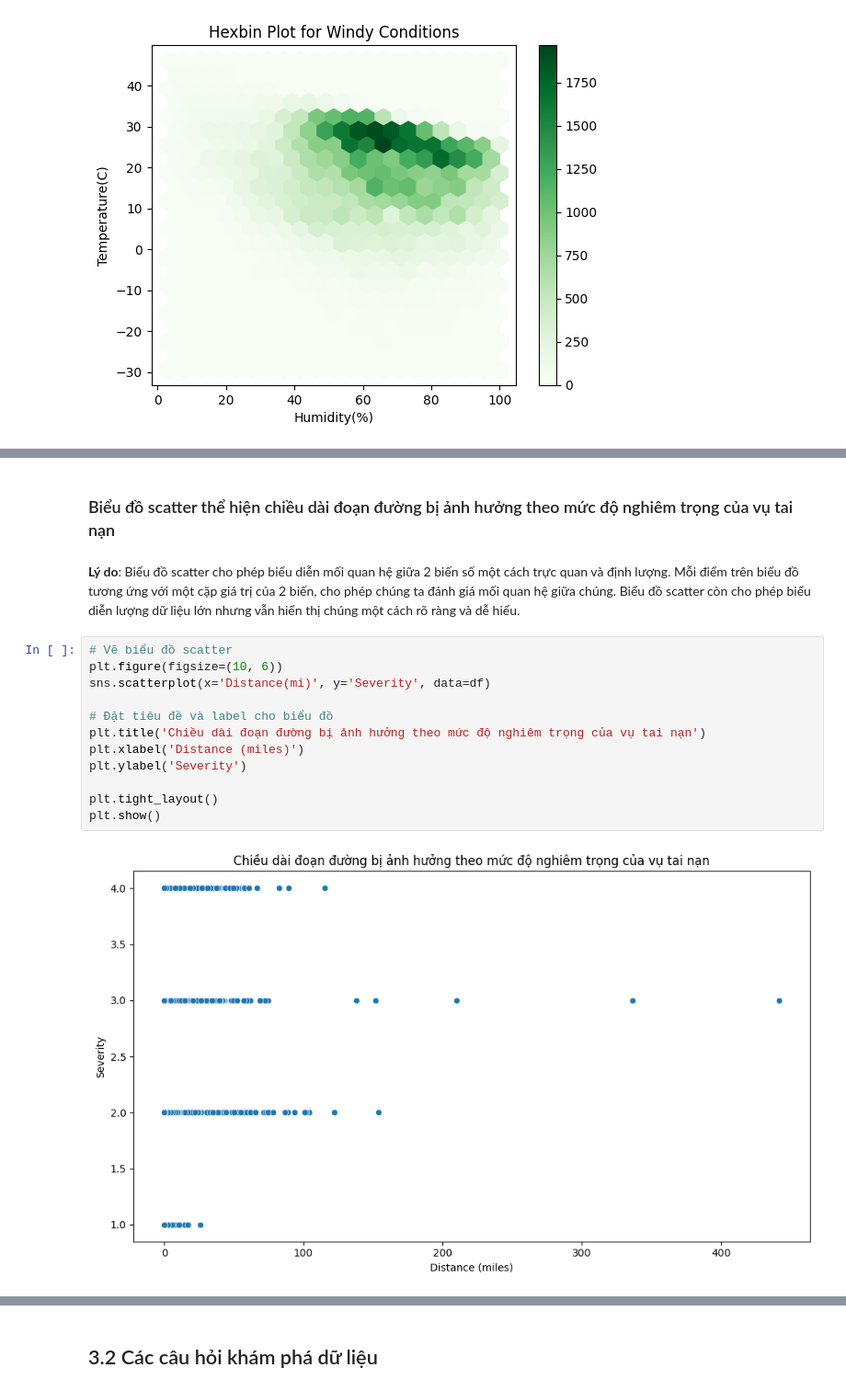
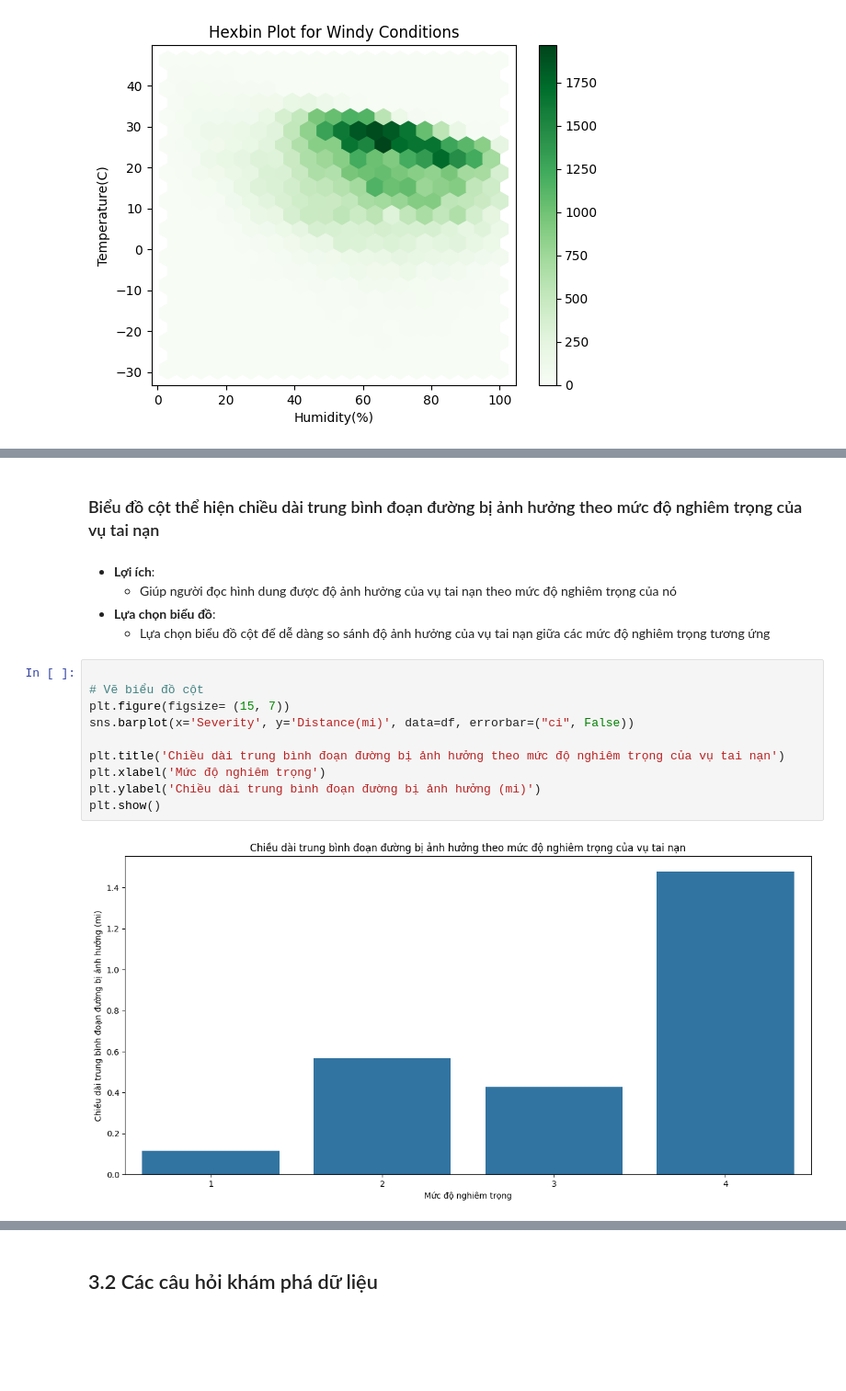
Before and after one commit to MTriNguci/DV---Lab01, a Jupyter notebook: EDA.ipynb, the cells around one changed output, grey strips where cells are left out. Shown: that part at 92% size. Saved outputs shown, nothing was run; the diff lists cells and outputs as text; blank space fills up the shorter version.

Commit message:
Them bieu do cot va scatter

```diff
--- a/EDA.ipynb
+++ b/EDA.ipynb
@@ -82,18 +58,19 @@ plt.show()
 # %% [markdown]
-### Biểu đồ scatter thể hiện chiều dài đoạn đường bị ảnh hưởng theo mức độ nghiêm trọng của vụ tai nạn
+### Biểu đồ cột thể hiện chiều dài trung bình đoạn đường bị ảnh hưởng theo mức độ nghiêm trọng của vụ tai nạn
-# %% [markdown]
-**Lý do**: Biểu đồ scatter cho phép biểu diễn mối quan hệ giữa 2 biến số một cách trực quan và định lượng. Mỗi điểm trên biểu đồ tương ứng với một cặp giá trị của 2 biến, cho phép chúng ta đánh giá mối quan hệ giữa chúng. Biểu đồ scatter còn cho phép biểu diễn lượng dữ liệu lớn nhưng vẫn hiển thị chúng một cách rõ ràng và dễ hiểu.
+# %% [markdown]
+- **Lợi ích**:
+    - Giúp người đọc hình dung được độ ảnh hưởng của vụ tai nạn theo mức độ nghiêm trọng của nó
+- **Lựa chọn biểu đồ**:
+    - Lựa chọn biểu đồ cột để dễ dàng so sánh độ ảnh hưởng của vụ tai nạn giữa các mức độ nghiêm trọng tương ứng
 # %%
-# Vẽ biểu đồ scatter
-plt.figure(figsize=(10, 6))
-sns.scatterplot(x='Distance(mi)', y='Severity', data=df)
 
-# Đặt tiêu đề và label cho biểu đồ
-plt.title('Chiều dài đoạn đường bị ảnh hưởng theo mức độ nghiêm trọng của vụ tai nạn')
-plt.xlabel('Distance (miles)')
-plt.ylabel('Severity')
+# Vẽ biểu đồ cột
+plt.figure(figsize= (15, 7))
+sns.barplot(x='Severity', y='Distance(mi)', data=df, errorbar=("ci", False))
 
-plt.tight_layout()
+plt.title('Chiều dài trung bình đoạn đường bị ảnh hưởng theo mức độ nghiêm trọng của vụ tai nạn')
+plt.xlabel('Mức độ nghiêm trọng')
+plt.ylabel('Chiều dài trung bình đoạn đường bị ảnh hưởng (mi)')
 plt.show()
 # %% [output]
-[figure, old version]
+[figure, new version]
```
Also changed, not shown: parts of 13 cells of this notebook.
